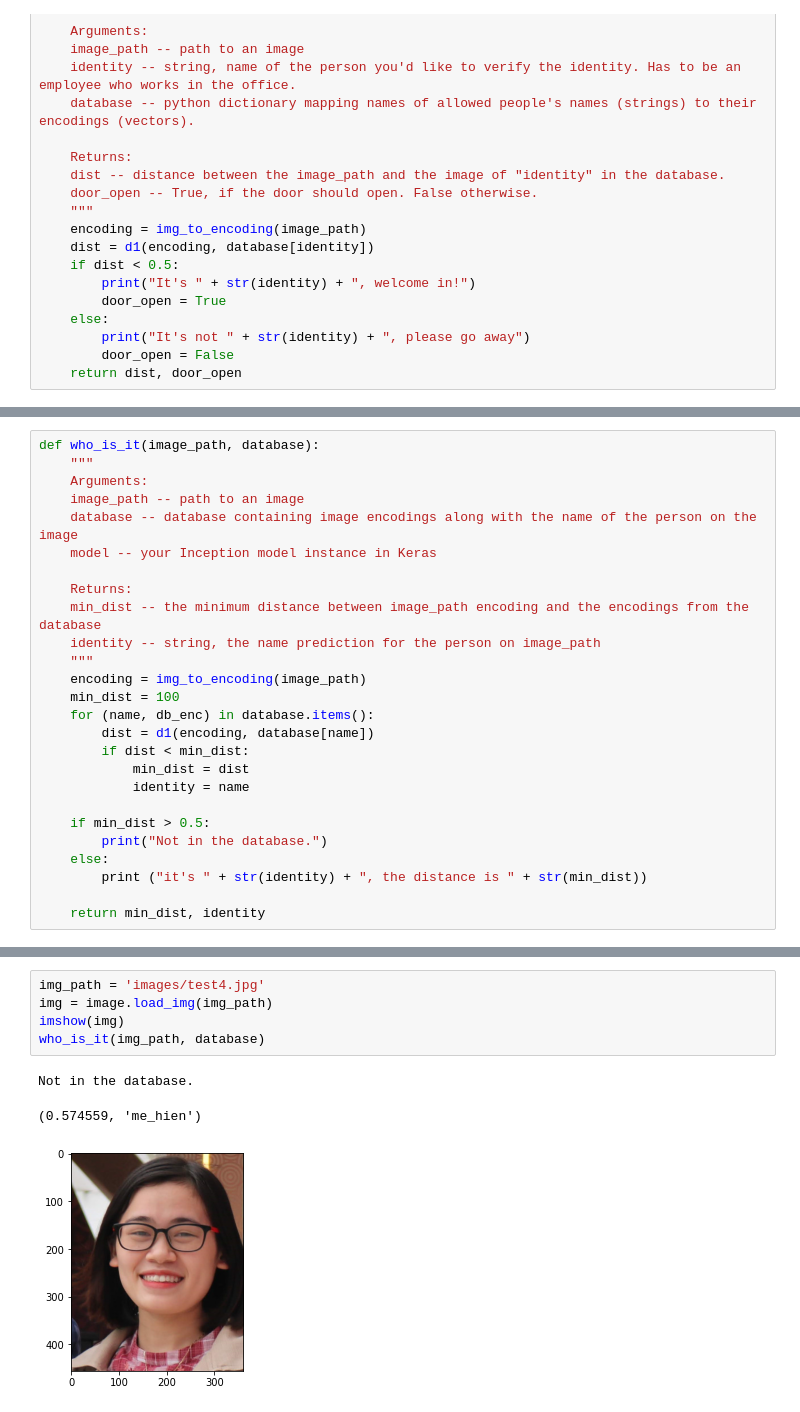
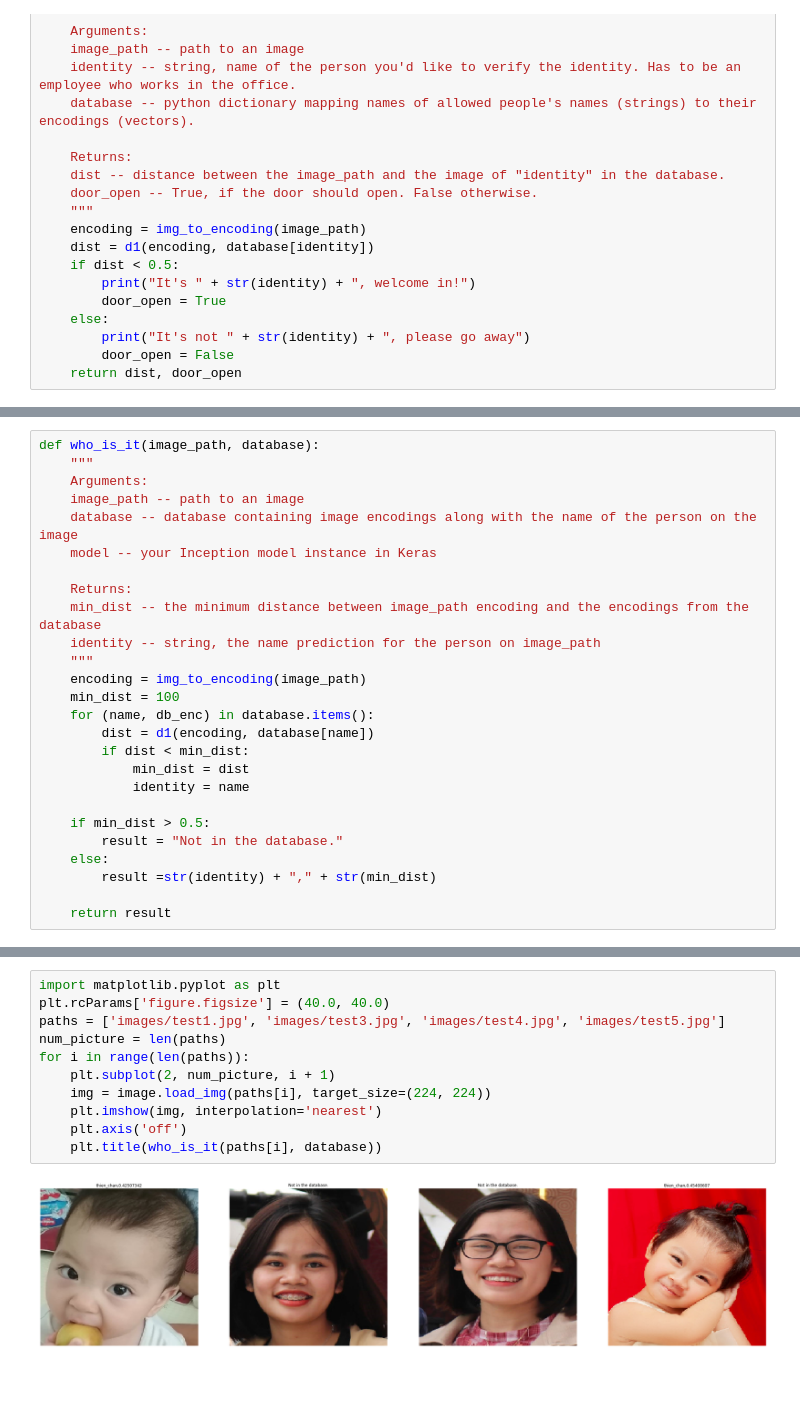
Before and after one commit to thien1892/Face_Recognition, a Jupyter notebook: vgg_face.ipynb, the cells around one changed output, grey strips where cells are left out. Drawn from its saved outputs; the diff is of its cells as text; blank space fills up the shorter version.

```diff
--- a/vgg_face.ipynb
+++ b/vgg_face.ipynb
@@ -158,8 +155,8 @@ def who_is_it(image_path, database):
             identity = name
 
     if min_dist > 0.5:
-        print("Not in the database.")
+        result = "Not in the database."
     else:
-        print ("it's " + str(identity) + ", the distance is " + str(min_dist))
+        result =str(identity) + "," + str(min_dist)
 
-    return min_dist, identity
+    return result
@@ -175,9 +163,13 @@ it's thien_chan, the distance is 0.45408607
-# %%
-img_path = 'images/test4.jpg'
-img = image.load_img(img_path)
-imshow(img)
-who_is_it(img_path, database)
-# %% [output]
-Not in the database.
-(0.574559, 'me_hien')
-[figure, removed]
+# %%
+import matplotlib.pyplot as plt
+plt.rcParams['figure.figsize'] = (40.0, 40.0)
+paths = ['images/test1.jpg', 'images/test3.jpg', 'images/test4.jpg', 'images/test5.jpg']
+num_picture = len(paths)
+for i in range(len(paths)):
+    plt.subplot(2, num_picture, i + 1)
+    img = image.load_img(paths[i], target_size=(224, 224))
+    plt.imshow(img, interpolation='nearest')
+    plt.axis('off')
+    plt.title(who_is_it(paths[i], database))
+# %% [output]
+[figure, added]
```
Also changed, not shown: parts of 7 cells of this notebook, 1 other file.
